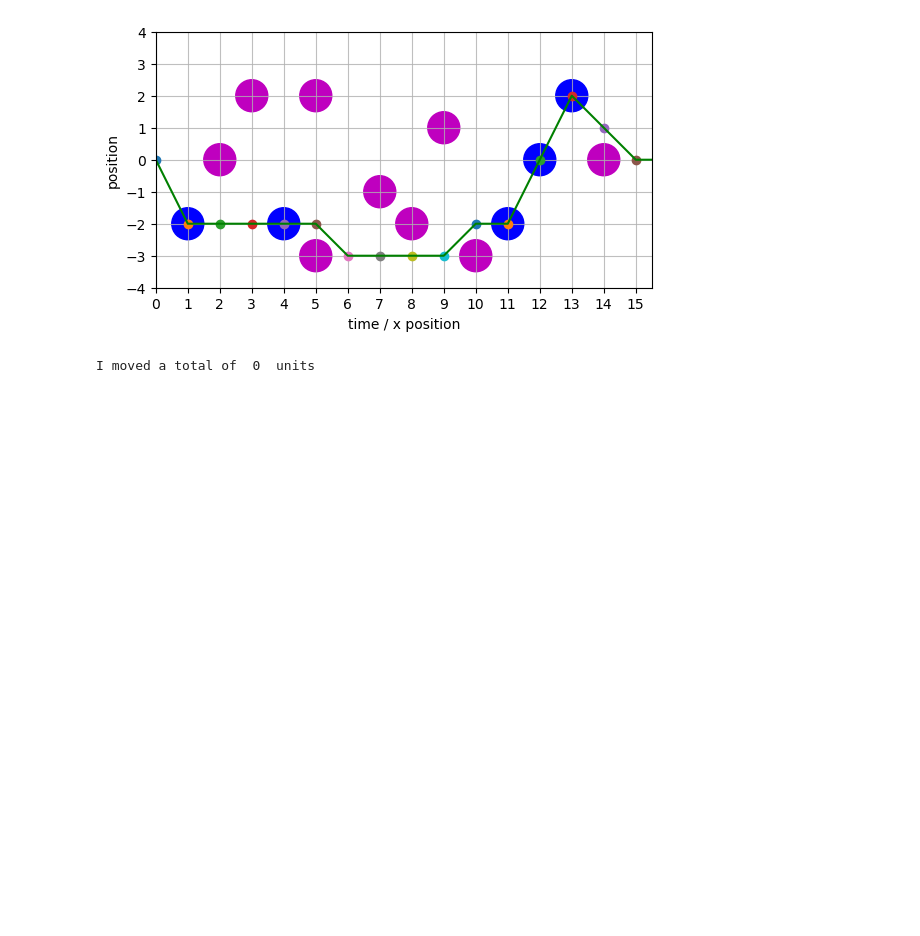
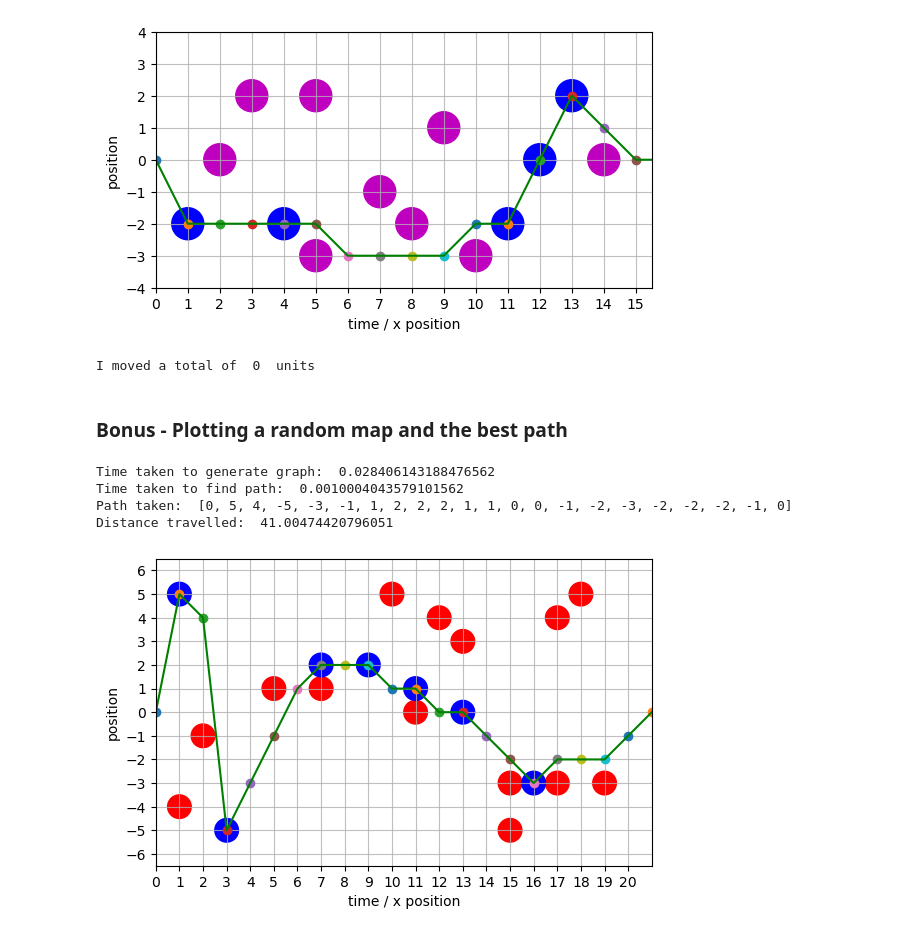
Before and after one commit to Vileh/Topics-In-Sci-Comp, a Jupyter notebook: Notebooks/Week2_LabExercises.ipynb, the cells around one changed output. Drawn from its saved outputs; the diff is of its cells as text; code cells hidden in the pictures; blank space fills up the shorter version.

```diff
--- a/Notebooks/Week2_LabExercises.ipynb
+++ b/Notebooks/Week2_LabExercises.ipynb
@@ -29,7 +29,7 @@ def generate_asteroids(minshara = False):
     minsharas = []
 
     for i in range(1, length):
-        possible_ys = [-4, -3, -2, -1, 0, 1, 2, 3, 4]
+        possible_ys = [j for j in range(-5, 6, 1)]
         if np.random.uniform() > 0.3:
             new = possible_ys.pop(np.random.choice(possible_ys))
             asteroids.append([i, new])
@@ -171,7 +171,7 @@ def plot_map_and_path(ax,asteroid_locations, minshara_locations = None) :
 
     print("Path taken: ", path)
 
-    plt.axis([0, length, -start, height - start - 1])
+    plt.axis([0, length, -start-0.5, height - start - 0.5])
     major_ticks_xs = np.arange(0, length, 1)
     major_ticks_ys = np.arange(-start, height - start, 1)
     ax.set_xticks(major_ticks_xs)
@@ -408,3 +408,17 @@ The list of times at the end is  [ 0  1  2  3  4  5  6  7  8  9 10 11 12 13 14 1
 The list of positions at the end is  [0, -2, -2, -2, -2, -2, -3, -3, -3, -3, -2, -2, 0, 2, 1, 0, 0]
 [figure]
 I moved a total of  0  units
+# %% [markdown]
+### Bonus - Plotting a random map and the best path
+# %%
+random_asteroids, random_minsharas = generate_asteroids(minshara = True)
+
+fig = plt.figure()
+ax = plt.gcf().gca()
+plot_map_and_path(ax, random_asteroids, random_minsharas)
+# %% [output]
+Time taken to generate graph:  0.028406143188476562
+Time taken to find path:  0.0010004043579101562
+Path taken:  [0, 5, 4, -5, -3, -1, 1, 2, 2, 2, 1, 1, 0, 0, -1, -2, -3, -2, -2, -2, -1, 0]
+Distance travelled:  41.00474420796051
+[figure, added]
```
Also changed, not shown: parts of 1 cell of this notebook, 1 other file.
